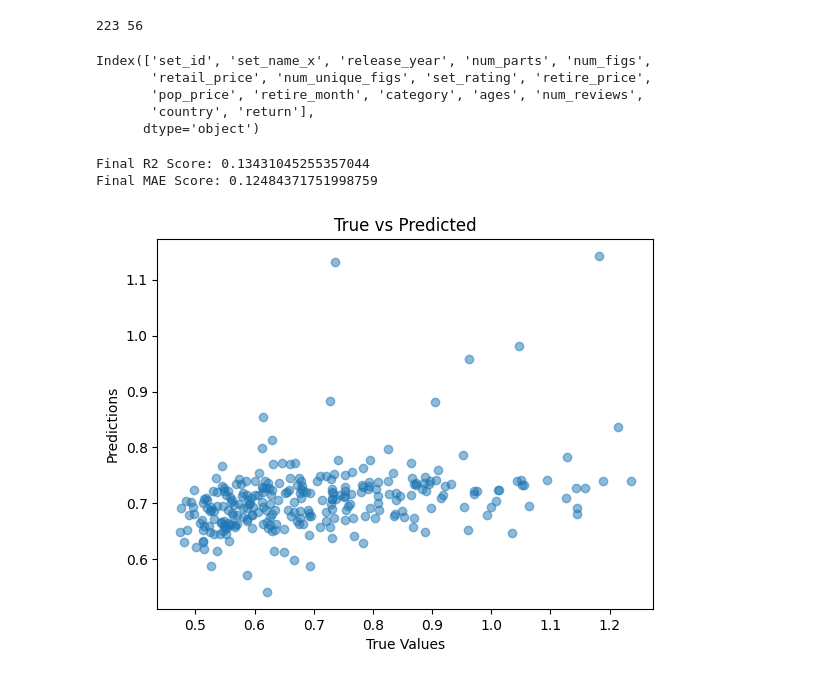
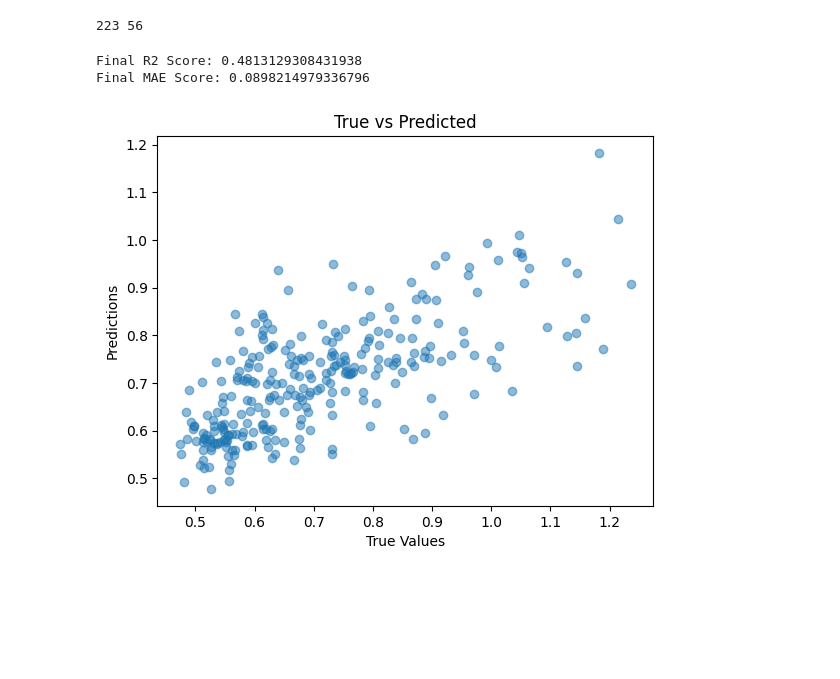
Before and after one commit to davidolejniczak/LegoPriceEDA, a Jupyter notebook: LegoStats.ipynb, the cells around one changed output. Saved outputs shown, nothing was run; the diff lists cells and outputs as text; code cells hidden in the pictures; blank space fills up the shorter version.

Commit message:
Better Regression model created

```diff
--- a/LegoStats.ipynb
+++ b/LegoStats.ipynb
@@ -9,45 +9,32 @@ train_df, test_df = train_test_split(df, test_size=0.2)
 print(len(train_df), len(test_df))
 # %% [output]
 223 56
-# %%
-print(df.columns)
-# %% [output]
-Index(['set_id', 'set_name_x', 'release_year', 'num_parts', 'num_figs',
-       'retail_price', 'num_unique_figs', 'set_rating', 'retire_price',
-       'pop_price', 'retire_month', 'category', 'ages', 'num_reviews',
-       'country', 'return'],
-      dtype='object')
 # %%
 from sklearn.metrics import r2_score, mean_absolute_error
 from sklearn import linear_model
 import matplotlib.pyplot as plt
+import pandas as pd
 
-# Drop non-numeric columns that won't be used for training
-train_df = df.drop(['set_name_x', 'category', 'ages', 'country'], axis=1)
+df_encoded = pd.get_dummies(df, columns=['category'], drop_first=True)
+train_df = df_encoded.drop(['set_name_x', 'ages', 'country'], axis=1)
 
-# Separate the features and target variable
 X = train_df.drop(['return', 'pop_price', 'set_id', 'set_rating', 'retire_month'], axis=1)
 y = train_df['return']
 
-# Ensure all columns in X are numeric
 X = X.apply(pd.to_numeric, errors='coerce')
-
-# Train the Linear Regression model
 model = linear_model.LinearRegression()
 model.fit(X, y)
 
-# Predict and evaluate
 y_pred = model.predict(X)
 print("Final R2 Score:", r2_score(y, y_pred))
 print("Final MAE Score:", mean_absolute_error(y, y_pred))
 
-# Plot results
 plt.scatter(y, y_pred, alpha=0.5)
 plt.xlabel("True Values")
 plt.ylabel("Predictions")
 plt.title("True vs Predicted")
 plt.show()
 # %% [output]
-Final R2 Score: 0.13431045255357044
-Final MAE Score: 0.12484371751998759
+Final R2 Score: 0.4813129308431938
+Final MAE Score: 0.0898214979336796
-[figure, old version]
+[figure, new version]
```
